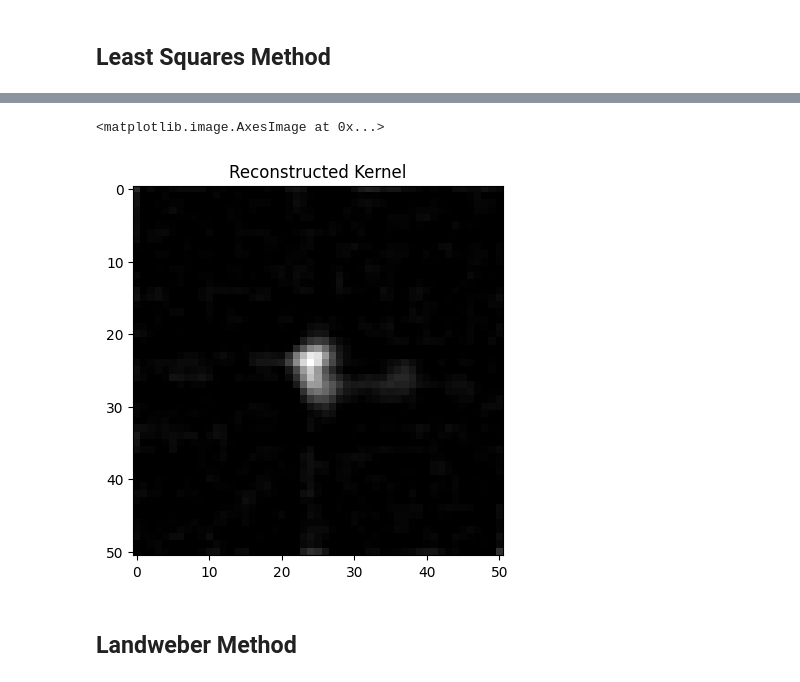
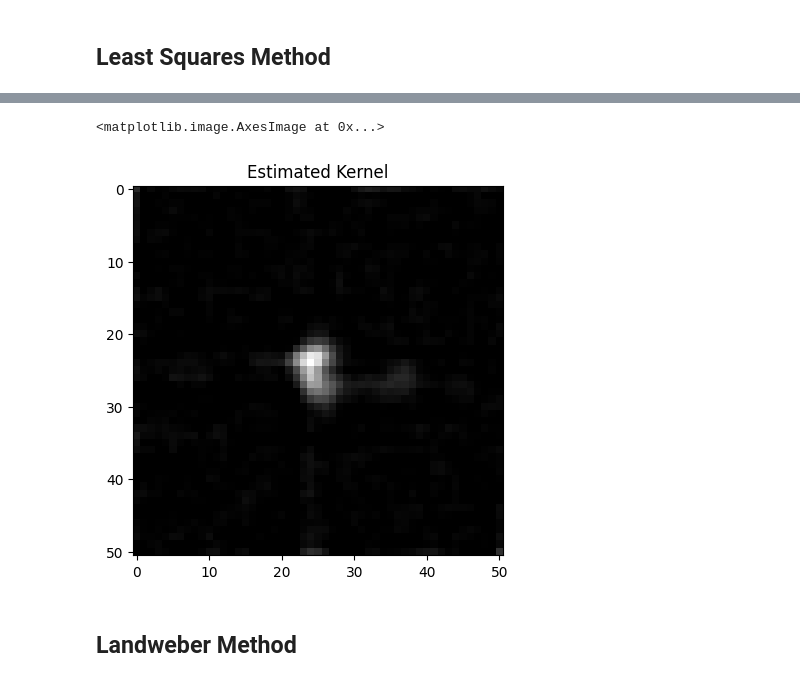
Before and after one commit to WesleyVong/cs445_final_project, a Jupyter notebook: final_project.ipynb, the cells around one changed output, grey strips where cells are left out. Drawn from its saved outputs; the diff is of its cells as text; code cells hidden in the pictures.

```diff
--- a/final_project.ipynb
+++ b/final_project.ipynb
@@ -119,10 +134,10 @@ k_rec_lstsq_processed[k_rec_lstsq_processed<0] = 0
 # %%
-kernel_reconstructed = np.flip(k_rec_lstsq_processed.reshape((51,51)))
-plt.title('Reconstructed Kernel')
-plt.imshow(kernel_reconstructed, cmap='gray')
+kernel_estimated = np.flip(k_rec_lstsq_processed.reshape((51,51)))
+plt.title('Estimated Kernel')
+plt.imshow(kernel_estimated, cmap='gray')
 # %% [output]
 <matplotlib.image.AxesImage at 0x...>
-[figure, old version]
+[figure, new version]
 # %% [markdown]
 <h2>Landweber Method</h2>
 # %%
```
Also changed, not shown: parts of 12 cells of this notebook.
